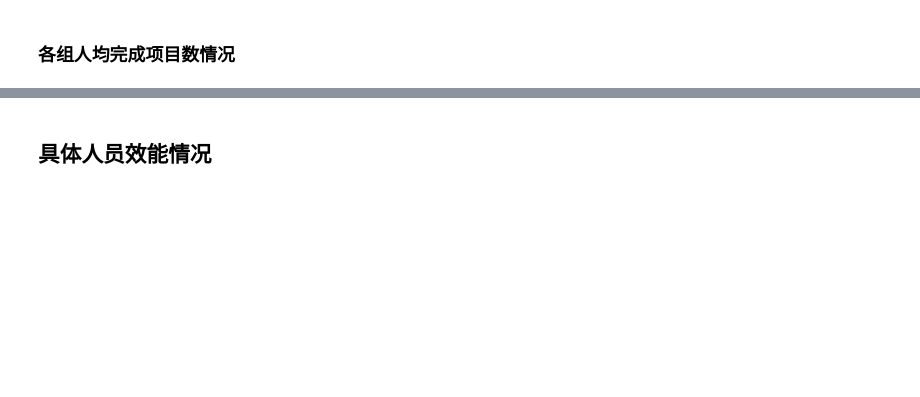
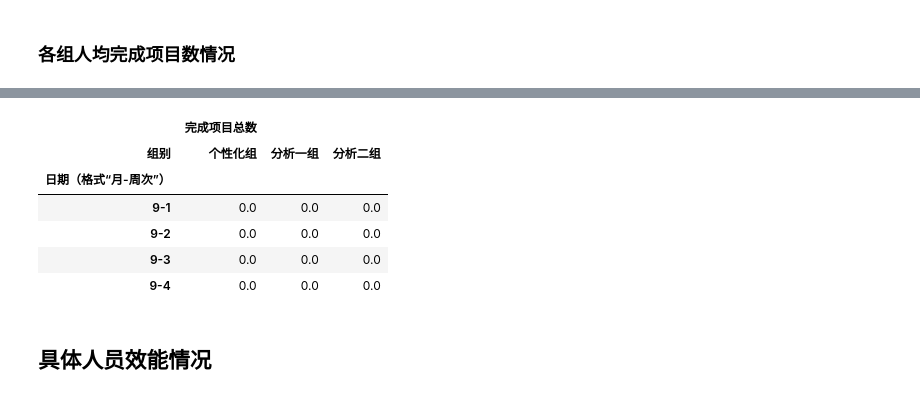
Before and after one commit to komais/chart, a Jupyter notebook: bin/chart/Analysis-2018-10-8.ipynb, the cells around one changed output, grey strips where cells are left out. Cells and saved outputs as stored; diff of their text form; code cells hidden in the pictures; blank space fills up the shorter version.

```diff
--- a/bin/chart/Analysis-2018-10-8.ipynb
+++ b/bin/chart/Analysis-2018-10-8.ipynb
@@ -146,9 +147,11 @@ myModule.myPlot(ss.groupby('sum')).plot('line')
 ss = myModule.format(all_df1 ,"日期（格式“月-周次”）" ,['完成项目总数'])
 ss.add_group('组别')
 ss.get_average_by('人员')
-myModule.myPlot(ss.groupby('sum')).plot('line')
-ss = myModule.format(all_df1 ,"month" ,['完成项目总数'])
-ss.add_group('组别')
-ss.get_average_by('人员')
-myModule.myPlot(ss.groupby('sum')).plot('line','月')
+#ss.df
+myModule.myPlot(ss.groupby('sum')).df
+#myModule.myPlot(ss.groupby('sum')).plot('line')
+#ss = myModule.format(all_df1 ,"month" ,['完成项目总数'])
+#ss.add_group('组别')
+#ss.get_average_by('人员')
+#myModule.myPlot(ss.groupby('sum')).plot('line','月')
 # %% [output]
@@ -157,3 +158,10 @@ myModule.myPlot(ss.groupby('sum')).plot('line','月')
+|  | 完成项目总数 |  |  |
+| 组别 | 个性化组 | 分析一组 | 分析二组 |
+| 日期（格式“月-周次”） |  |  |  |
+| 9-1 | 0.0 | 0.0 | 0.0 |
+| 9-2 | 0.0 | 0.0 | 0.0 |
+| 9-3 | 0.0 | 0.0 | 0.0 |
+| 9-4 | 0.0 | 0.0 | 0.0 |
 # %% [markdown]
 ## 具体人员效能情况
 # %%
```
Also changed, not shown: parts of 9 cells of this notebook, 2 other files.
